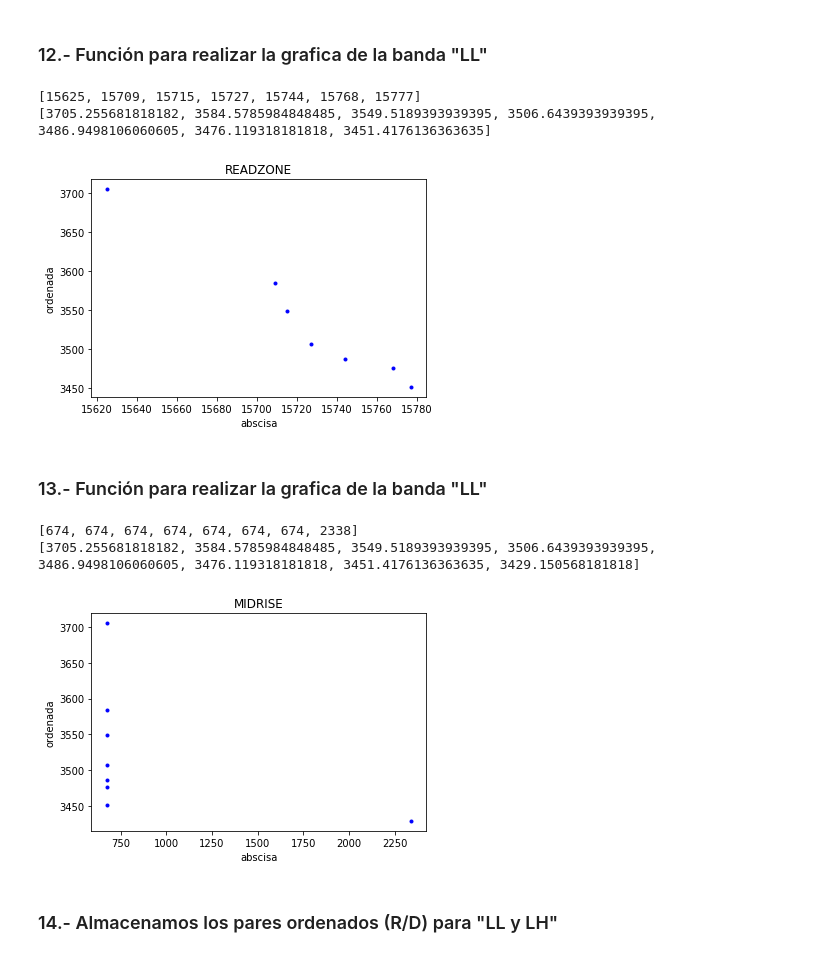
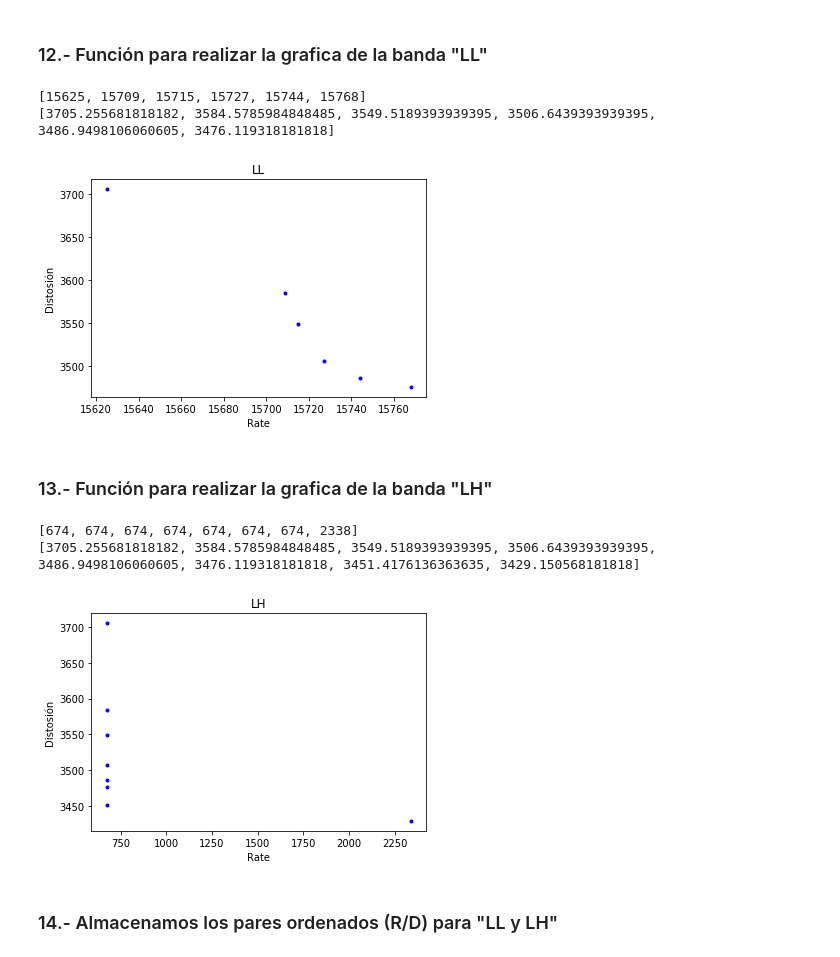
Before and after one commit to Gitusser/Cuantificadores, a Jupyter notebook: PracticaBitallocate.ipynb, the cells around one changed output. Drawn from its saved outputs; the diff is of its cells as text; code cells hidden in the pictures.

```diff
--- a/PracticaBitallocate.ipynb
+++ b/PracticaBitallocate.ipynb
@@ -312,37 +312,37 @@ Dominio de imagen MSE Y C2 [3429.150568181818, 3451.4176136363635, 3476.11931818
 # %%
 def graficar1(lx,f1,titulo):
     plt.figure()  # Comenzamos un nuevo gráfico (figura)
     plt.title(titulo)
-    plt.xlabel("abscisa")
-    plt.ylabel("ordenada")
+    plt.xlabel("Rate")
+    plt.ylabel("Distosión")
     indice = np.arange(1000)   # Declara un array
     #plt.xticks(indice, ("Q1", "B", "C", "D", "E", "F", "G", "H"))
     plt.plot(lx, f1, 'b.')
     #plt.yticks(np.arange(0,1,100))
 #listaMseYc1.sort()
 listaMseXc1.sort()
 listaMseXc1.pop()
 listaMseYc1.sort(reverse=True)
 listaMseYc1.pop()
-graficar1(listaMseXc1,listaMseYc1,"LL-DEADZONE")
+graficar1(listaMseXc1,listaMseYc1,"LL")
 print(listaMseXc1)
 print(listaMseYc1)
 # %% [output]
-[15625, 15709, 15715, 15727, 15744, 15768, 15777]
-[3705.255681818182, 3584.5785984848485, 3549.5189393939395, 3506.6439393939395, 3486.9498106060605, 3476.119318181818, 3451.4176136363635]
+[15625, 15709, 15715, 15727, 15744, 15768]
+[3705.255681818182, 3584.5785984848485, 3549.5189393939395, 3506.6439393939395, 3486.9498106060605, 3476.119318181818]
-[figure, old version]
+[figure, new version]
 # %% [markdown]
-### 13.- Función para realizar la grafica de la banda "LL"
+### 13.- Función para realizar la grafica de la banda "LH"
 # %%
 listaMseXc2.sort()
 listaMseYc2.sort(reverse=True)
-graficar1(listaMseXc2,listaMseYc2,"MIDRISE")
+graficar1(listaMseXc2,listaMseYc2,"LH")
 print(listaMseXc2)
 print(listaMseYc2)
 # %% [output]
 [674, 674, 674, 674, 674, 674, 674, 2338]
 [3705.255681818182, 3584.5785984848485, 3549.5189393939395, 3506.6439393939395, 3486.9498106060605, 3476.119318181818, 3451.4176136363635, 3429.150568181818]
-[figure, old version]
+[figure, new version]
 # %% [markdown]
 ### 14.- Almacenamos los pares ordenados (R/D) para "LL y LH"
 # %%
```
